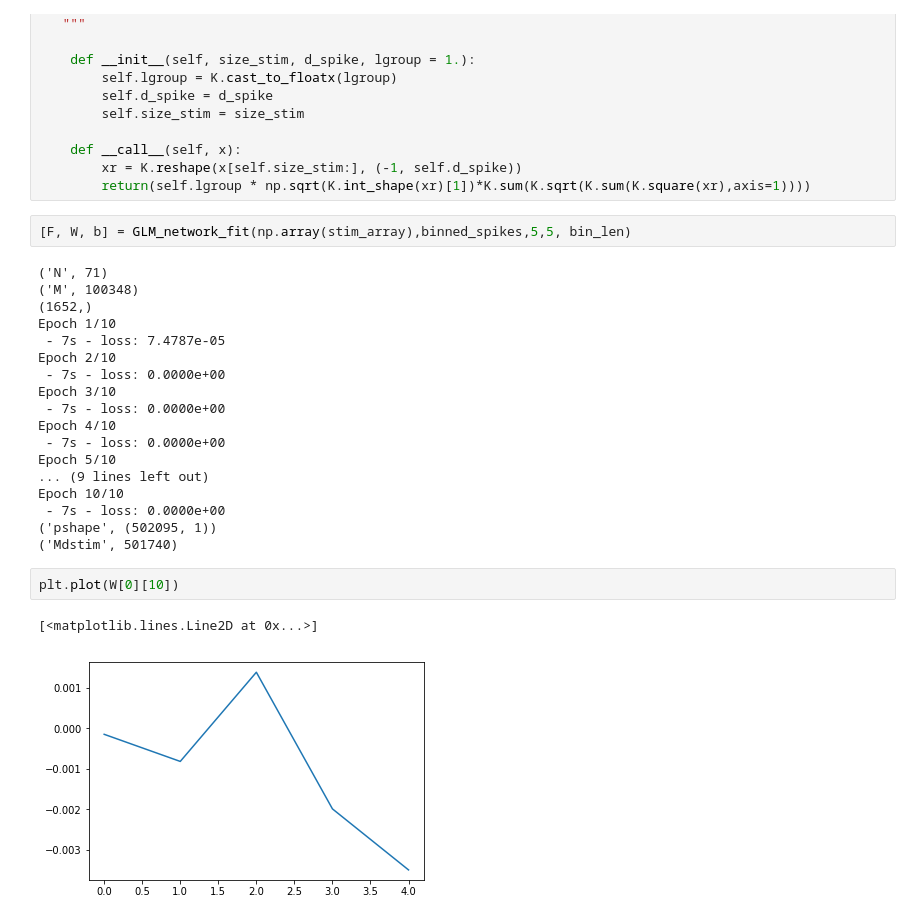
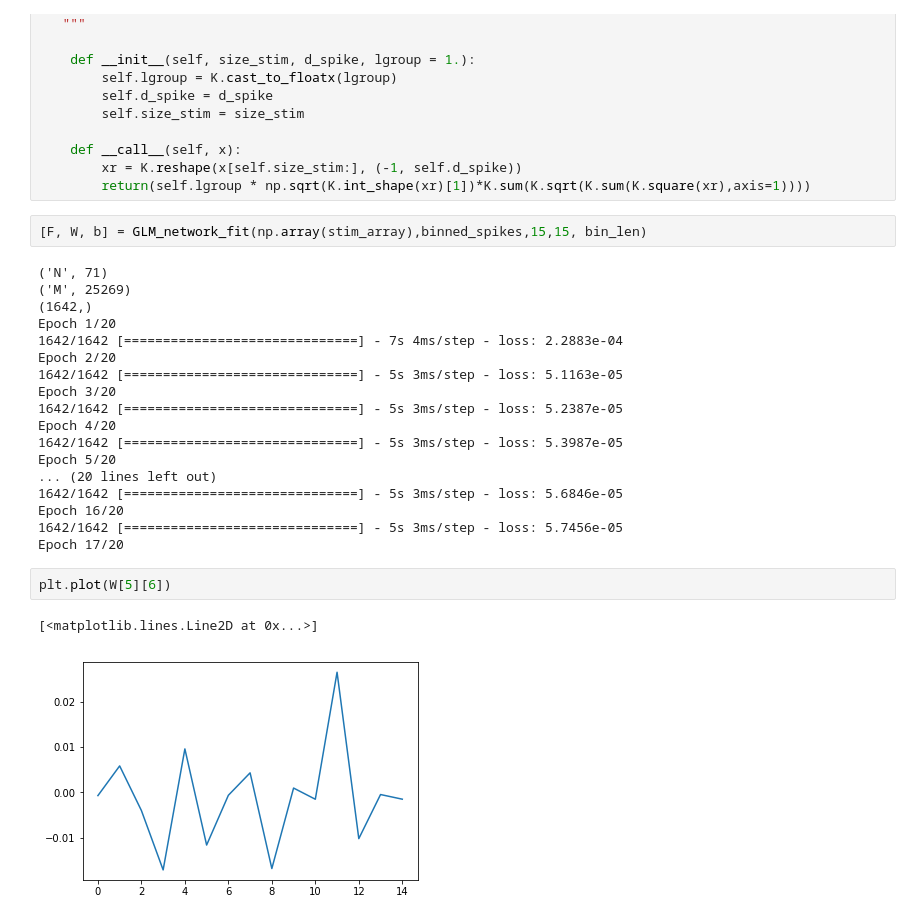
Before and after one commit to zdeblick/fun-con, a Jupyter notebook: GLM_keras_regularization_short_image_array.ipynb, the cells around one changed output. Saved outputs shown, nothing was run; the diff lists cells and outputs as text.

```diff
--- a/GLM_keras_regularization_short_image_array.ipynb
+++ b/GLM_keras_regularization_short_image_array.ipynb
@@ -166,27 +166,27 @@ class SparseGroupLasso(Regularizer):
         xr = K.reshape(x[self.size_stim:], (-1, self.d_spike))
         return(self.lgroup * np.sqrt(K.int_shape(xr)[1])*K.sum(K.sqrt(K.sum(K.square(xr),axis=1))))
 # %%
-[F, W, b] = GLM_network_fit(np.array(stim_array),binned_spikes,5,5, bin_len)
+[F, W, b] = GLM_network_fit(np.array(stim_array),binned_spikes,15,15, bin_len)
 # %% [output]
 ('N', 71)
-('M', 100348)
-(1652,)
-Epoch 1/10
- - 7s - loss: 7.4787e-05
-Epoch 2/10
- - 7s - loss: 0.0000e+00
-Epoch 3/10
- - 7s - loss: 0.0000e+00
-Epoch 4/10
- - 7s - loss: 0.0000e+00
-Epoch 5/10
-... (9 lines left out)
-Epoch 10/10
- - 7s - loss: 0.0000e+00
-('pshape', (502095, 1))
-('Mdstim', 501740)
+('M', 25269)
+(1642,)
+Epoch 1/20
+1642/1642 [==============================] - 7s 4ms/step - loss: 2.2883e-04
+Epoch 2/20
+1642/1642 [==============================] - 5s 3ms/step - loss: 5.1163e-05
+Epoch 3/20
+1642/1642 [==============================] - 5s 3ms/step - loss: 5.2387e-05
+Epoch 4/20
+1642/1642 [==============================] - 5s 3ms/step - loss: 5.3987e-05
+Epoch 5/20
+... (20 lines left out)
+1642/1642 [==============================] - 5s 3ms/step - loss: 5.6846e-05
+Epoch 16/20
+1642/1642 [==============================] - 5s 3ms/step - loss: 5.7456e-05
+Epoch 17/20
 # %%
-plt.plot(W[0][10])
+plt.plot(W[5][6])
 # %% [output]
 [<matplotlib.lines.Line2D at 0x...>]
-[figure, old version]
+[figure, new version]
```
Also changed, not shown: parts of 6 cells of this notebook.
